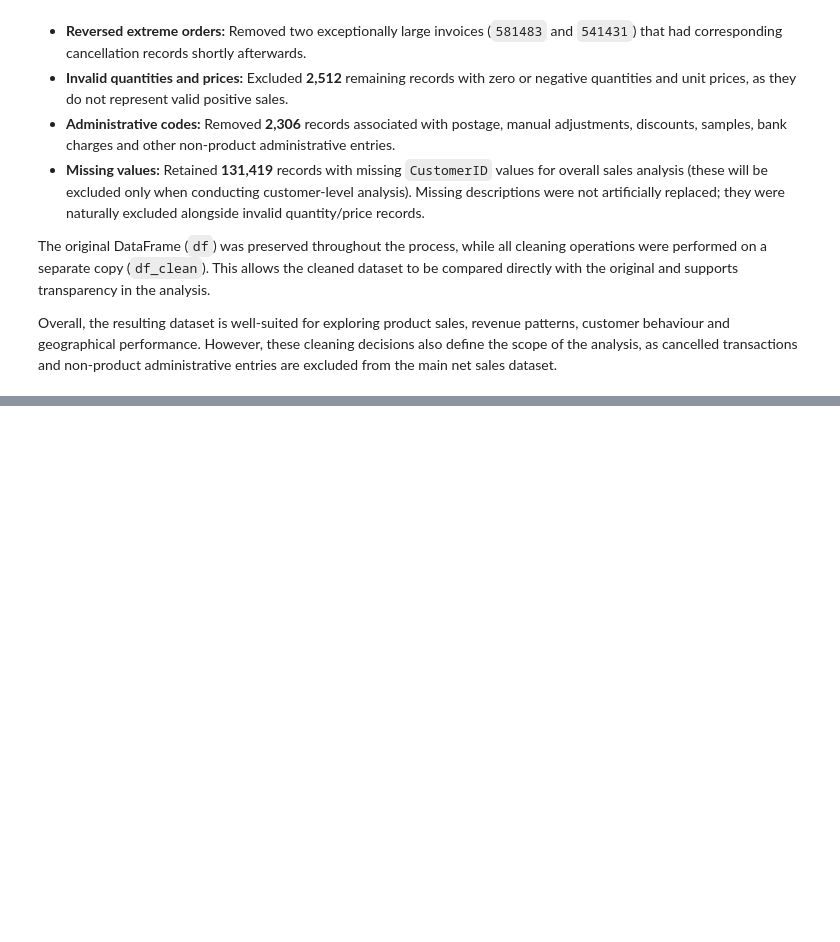
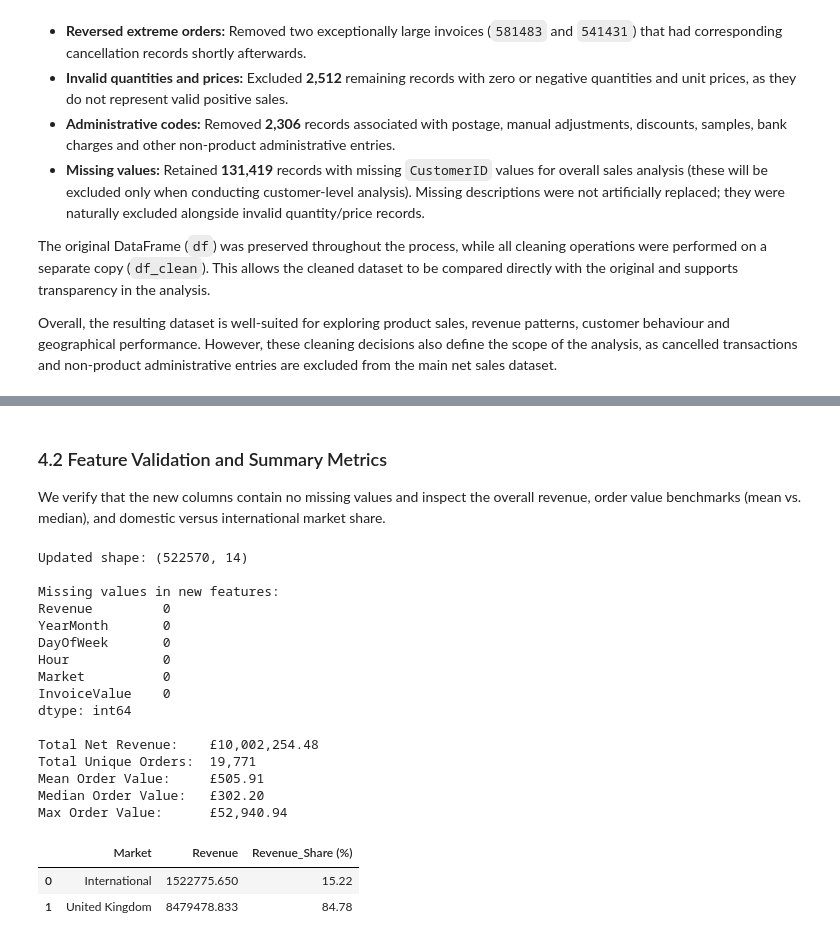
Before and after one commit to CCT-Dublin/CA2_Data_Visualisation_and_Communication_Caio_Jacob_2023168, a Jupyter notebook: CA2_Online_Retail_Analysis.ipynb, the cells around one changed output, grey strips where cells are left out. Saved outputs shown, nothing was run; the diff lists cells and outputs as text; code cells hidden in the pictures; blank space fills up the shorter version.

```diff
--- a/CA2_Online_Retail_Analysis.ipynb
+++ b/CA2_Online_Retail_Analysis.ipynb
@@ -566,0 +609,42 @@ Overall, the resulting dataset is well-suited for exploring product sales, reven
+# %% [markdown]
+### 4.2 Feature Validation and Summary Metrics
+We verify that the new columns contain no missing values and inspect the overall revenue, order value benchmarks (mean vs. median), and domestic versus international market share.
+# %%
+# Check updated dimensions and confirm zero missing values in engineered features
+new_cols = ["Revenue", "YearMonth", "DayOfWeek", "Hour", "Market", "InvoiceValue"]
+print("Updated shape:", df_clean.shape)
+print("\nMissing values in new features:")
+print(df_clean[new_cols].isnull().sum())
+
+# Summarise overall revenue and order-level statistics
+order_values = df_clean.groupby("InvoiceNo")["Revenue"].sum()
+print(f"\nTotal Net Revenue:    £{df_clean['Revenue'].sum():,.2f}")
+print(f"Total Unique Orders:  {df_clean['InvoiceNo'].nunique():,}")
+print(f"Mean Order Value:     £{order_values.mean():,.2f}")
+print(f"Median Order Value:   £{order_values.median():,.2f}")
+print(f"Max Order Value:      £{order_values.max():,.2f}")
+
+# Calculate revenue share by Market
+market_summary = df_clean.groupby("Market")["Revenue"].sum().reset_index()
+market_summary["Revenue_Share (%)"] = (market_summary["Revenue"] / market_summary["Revenue"].sum() * 100).round(2)
+display(market_summary)
+# %% [output]
+Updated shape: (522570, 14)
+
+Missing values in new features:
+Revenue         0
+YearMonth       0
+DayOfWeek       0
+Hour            0
+Market          0
+InvoiceValue    0
+dtype: int64
+
+Total Net Revenue:    £10,002,254.48
+Total Unique Orders:  19,771
+Mean Order Value:     £505.91
+Median Order Value:   £302.20
+Max Order Value:      £52,940.94
+|  | Market | Revenue | Revenue_Share (%) |
+| 0 | International | 1522775.650 | 15.22 |
+| 1 | United Kingdom | 8479478.833 | 84.78 |
```
Also changed, not shown: parts of 3 cells of this notebook.
